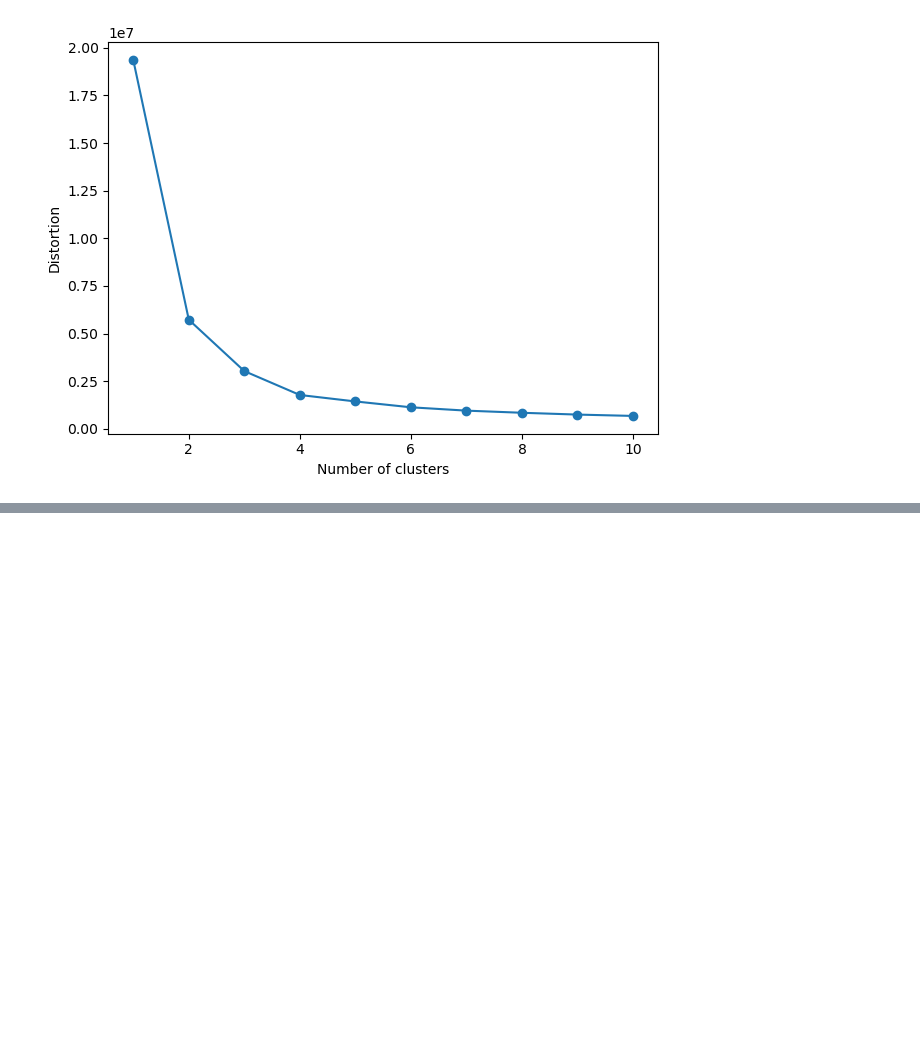
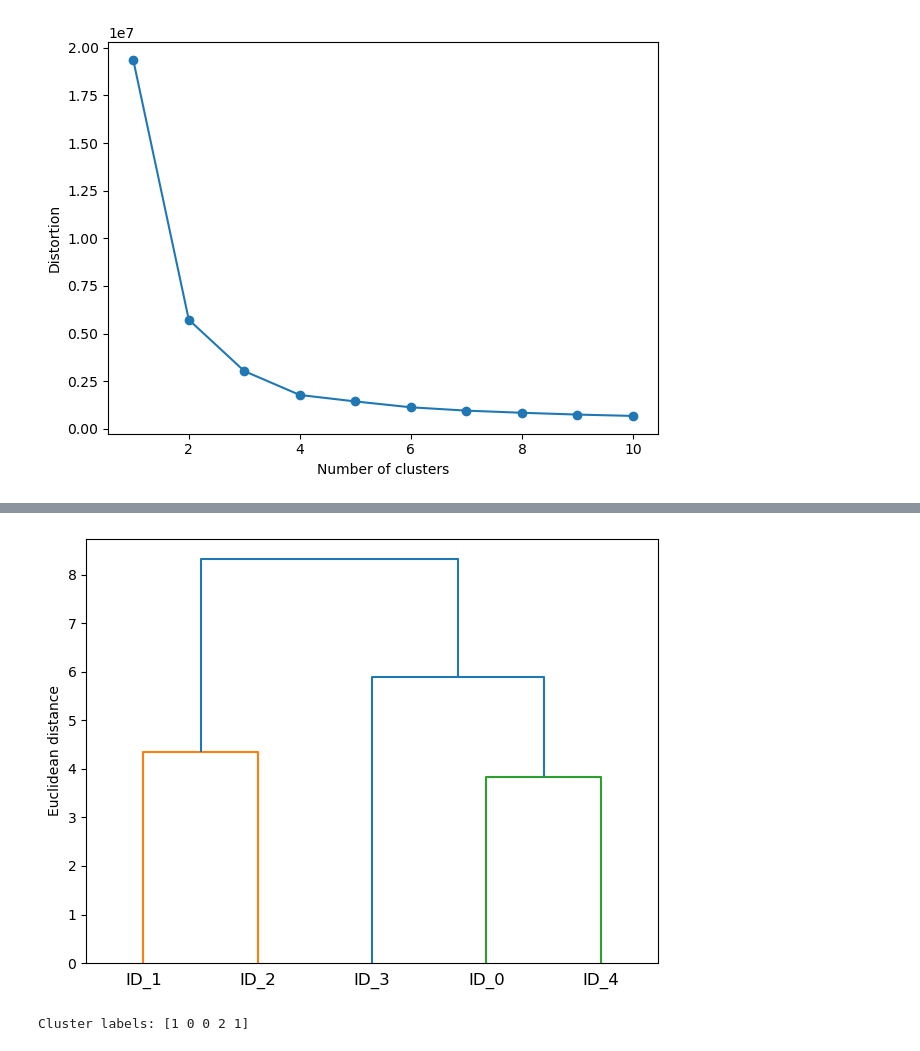
Before and after one commit to yatomiyoshi/machine_learning_practice_book, a Jupyter notebook: chapter10_regression_analysis.ipynb, the cells around one changed output, grey strips where cells are left out. Drawn from its saved outputs; the diff is of its cells as text; code cells hidden in the pictures; blank space fills up the shorter version.

```diff
--- a/chapter10_regression_analysis.ipynb
+++ b/chapter10_regression_analysis.ipynb
@@ -183,0 +225,9 @@ plt.show()
+# %%
+import pandas as pd
+import numpy as np
+np.random.seed(123)
+variables = ['X', 'Y', 'Z']
+labels = ['ID_0', 'ID_1', 'ID_2', 'ID_3', 'ID_4']
+X = np.random.random_sample([5,3])*10
+df = pd.DataFrame(X, columns=variables, index=labels)
+df
@@ -183,0 +254,13 @@ plt.show()
+# %%
+from scipy.cluster.hierarchy import linkage
+row_clusters = linkage(pdist(df, metric='euclidean'), method='complete')
+# %%
+from scipy.cluster.hierarchy import dendrogram
+from matplotlib import pyplot as plt
+row_dendr = dendrogram(row_clusters,
+                       labels=labels)
+plt.ylabel('Euclidean distance')
+plt.tight_layout()
+plt.show()
+# %% [output]
+[figure, added]
@@ -183,0 +270,9 @@ plt.show()
+# %%
+from sklearn.cluster import AgglomerativeClustering
+ac = AgglomerativeClustering(n_clusters=3,
+                             affinity='euclidean',
+                             linkage='complete')
+labels = ac.fit_predict(X)
+print('Cluster labels: %s' % labels)
+# %% [output]
+Cluster labels: [1 0 0 2 1]
```
Also changed, not shown: parts of 4 cells of this notebook.
